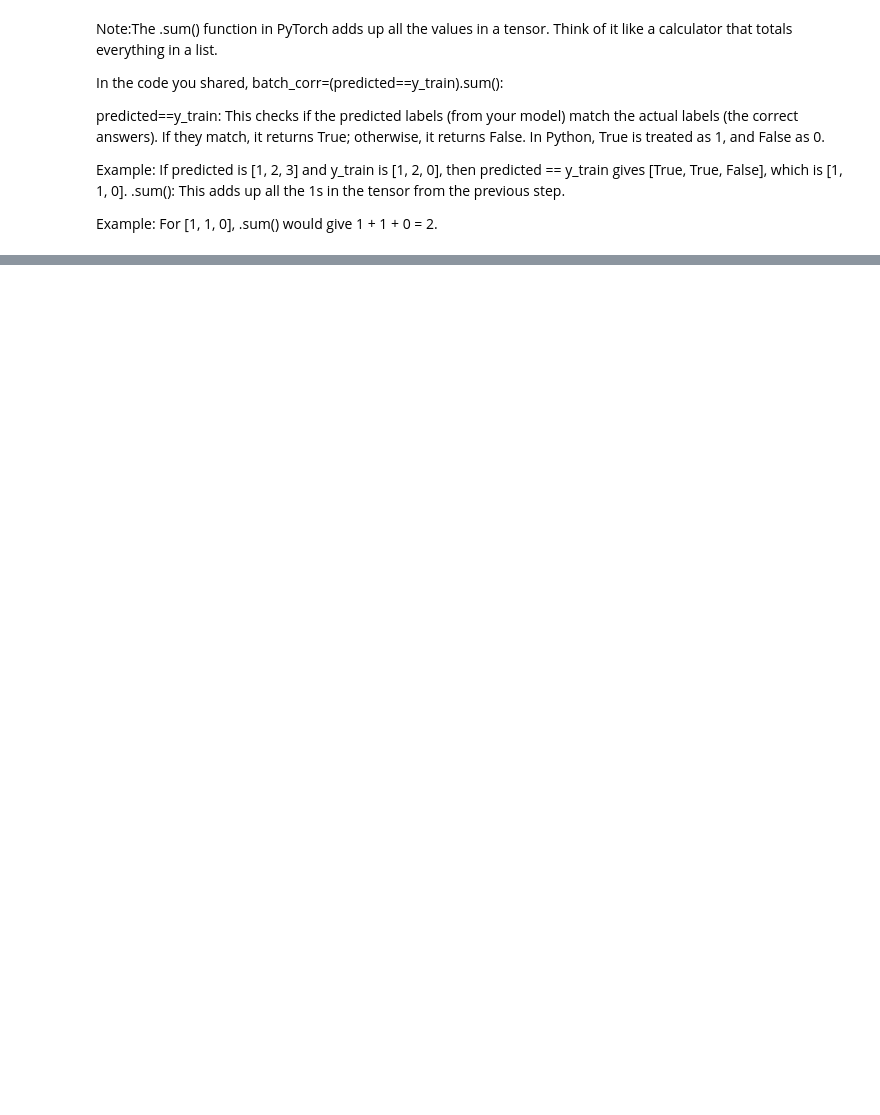
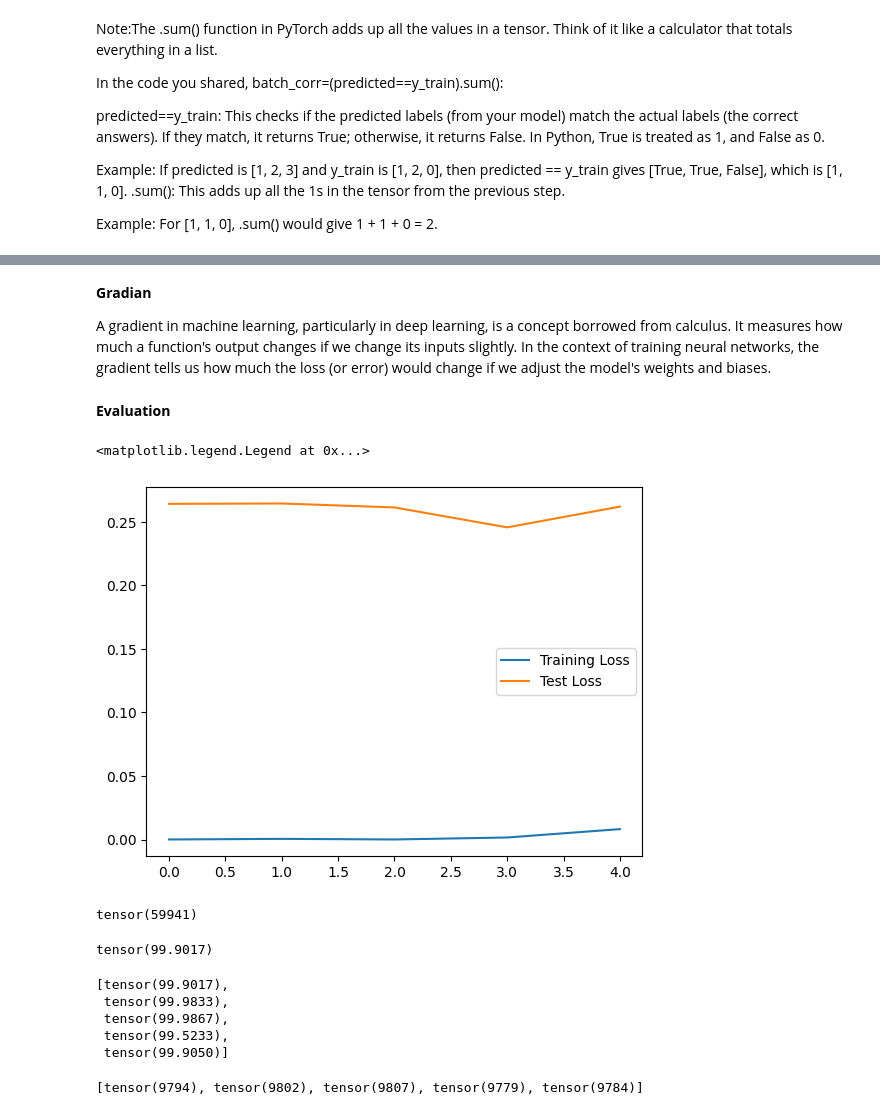
Before and after one commit to Ali-mohammadi-design/PyTorch_for_medical_images, a Jupyter notebook: ANN_Mnist_DataSet.ipynb, the cells around one changed output, grey strips where cells are left out. Drawn from its saved outputs; the diff is of its cells as text; code cells hidden in the pictures; blank space fills up the shorter version.

```diff
--- a/ANN_Mnist_DataSet.ipynb
+++ b/ANN_Mnist_DataSet.ipynb
@@ -309,0 +356,22 @@ Example: For [1, 1, 0], .sum() would give 1 + 1 + 0 = 2.
+# %% [markdown]
+**Gradian**
+
+
+A gradient in machine learning, particularly in deep learning, is a concept borrowed from calculus. It measures how much a function's output changes if we change its inputs slightly. In the context of training neural networks, the gradient tells us how much the loss (or error) would change if we adjust the model's weights and biases.
+# %% [markdown]
+**Evaluation**
+# %%
+plt.plot(train_losses, label='Training Loss')
+plt.plot(test_losses, label='Test Loss')
+plt.legend()
+# %% [output]
+<matplotlib.legend.Legend at 0x...>
+[figure, added]
+# %%
+train_correct[0]
+# %% [output]
+tensor(59941)
+# %%
+train_correct[0]/600
+# %% [output]
+tensor(99.9017)
@@ -309,0 +381,12 @@ Example: For [1, 1, 0], .sum() would give 1 + 1 + 0 = 2.
+# %%
+train_accuracy
+# %% [output]
+[tensor(99.9017),
+ tensor(99.9833),
+ tensor(99.9867),
+ tensor(99.5233),
+ tensor(99.9050)]
+# %%
+test_correct
+# %% [output]
+[tensor(9794), tensor(9802), tensor(9807), tensor(9779), tensor(9784)]
```
Also changed, not shown: parts of 10 cells of this notebook.
